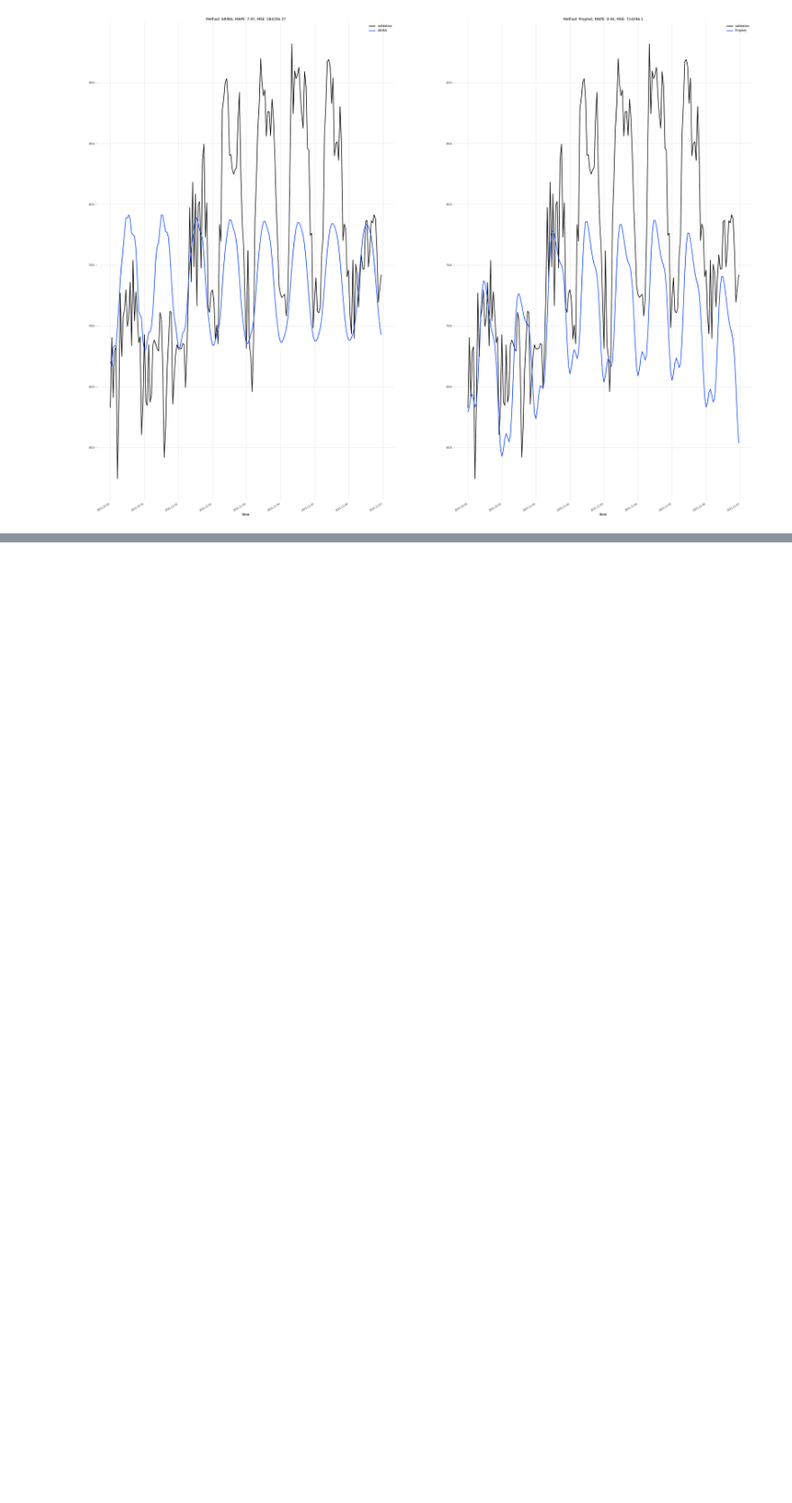
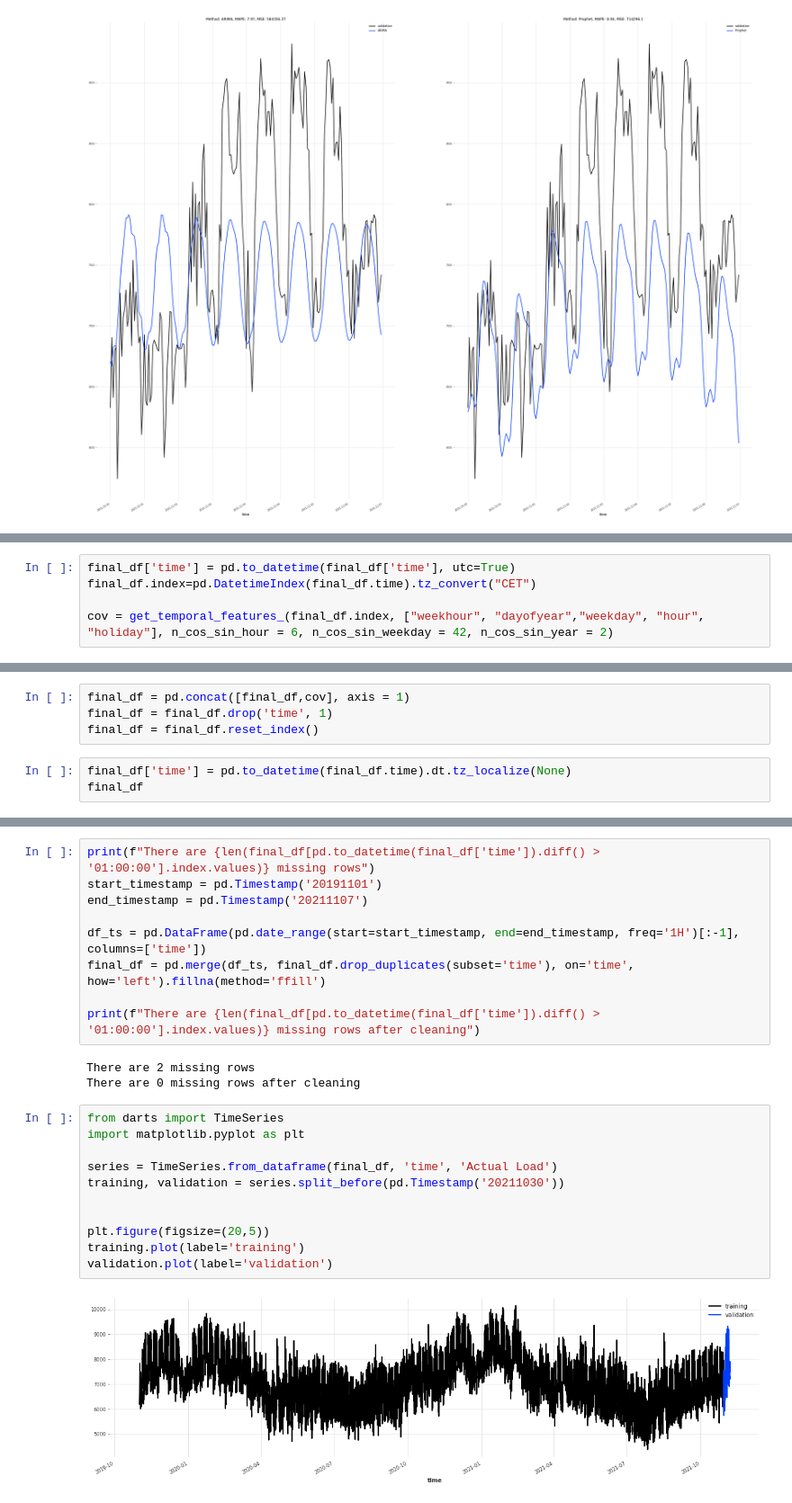
Before and after one commit to lemonhead94/energy-systems-iot, a Jupyter notebook: LoadForcasting.ipynb, the cells around one changed output, grey strips where cells are left out. Shown at 90% size. Cells and saved outputs as stored; diff of their text form; blank space fills up the shorter version.

```diff
--- a/LoadForcasting.ipynb
+++ b/LoadForcasting.ipynb
@@ -226,0 +297,5 @@ Currently calculating Prophet
+# %%
+final_df['time'] = pd.to_datetime(final_df['time'], utc=True)
+final_df.index=pd.DatetimeIndex(final_df.time).tz_convert("CET")
+
+cov = get_temporal_features_(final_df.index, ["weekhour", "dayofyear","weekday", "hour", "holiday"], n_cos_sin_hour = 6, n_cos_sin_weekday = 42, n_cos_sin_year = 2)
@@ -226,0 +319,7 @@ Currently calculating Prophet
+# %%
+final_df = pd.concat([final_df,cov], axis = 1)
+final_df = final_df.drop('time', 1)
+final_df = final_df.reset_index()
+# %%
+final_df['time'] = pd.to_datetime(final_df.time).dt.tz_localize(None)
+final_df
@@ -226,0 +340,25 @@ Currently calculating Prophet
+# %%
+print(f"There are {len(final_df[pd.to_datetime(final_df['time']).diff() > '01:00:00'].index.values)} missing rows")
+start_timestamp = pd.Timestamp('20191101')
+end_timestamp = pd.Timestamp('20211107')
+
+df_ts = pd.DataFrame(pd.date_range(start=start_timestamp, end=end_timestamp, freq='1H')[:-1], columns=['time'])
+final_df = pd.merge(df_ts, final_df.drop_duplicates(subset='time'), on='time', how='left').fillna(method='ffill')
+
+print(f"There are {len(final_df[pd.to_datetime(final_df['time']).diff() > '01:00:00'].index.values)} missing rows after cleaning")
+# %% [output]
+There are 2 missing rows
+There are 0 missing rows after cleaning
+# %%
+from darts import TimeSeries
+import matplotlib.pyplot as plt
+
+series = TimeSeries.from_dataframe(final_df, 'time', 'Actual Load')
+training, validation = series.split_before(pd.Timestamp('20211030'))
+
+
+plt.figure(figsize=(20,5))
+training.plot(label='training')
+validation.plot(label='validation')
+# %% [output]
+[figure, added]
```
Also changed, not shown: parts of 6 cells of this notebook.
